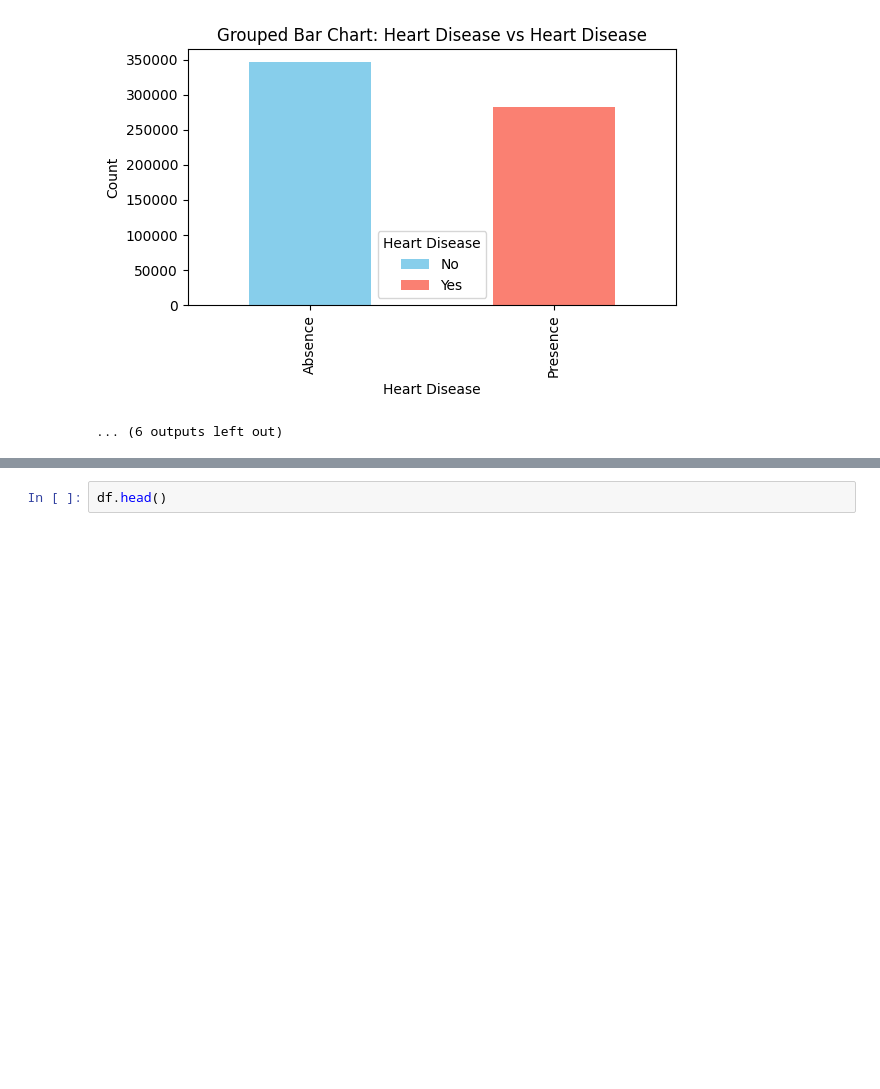
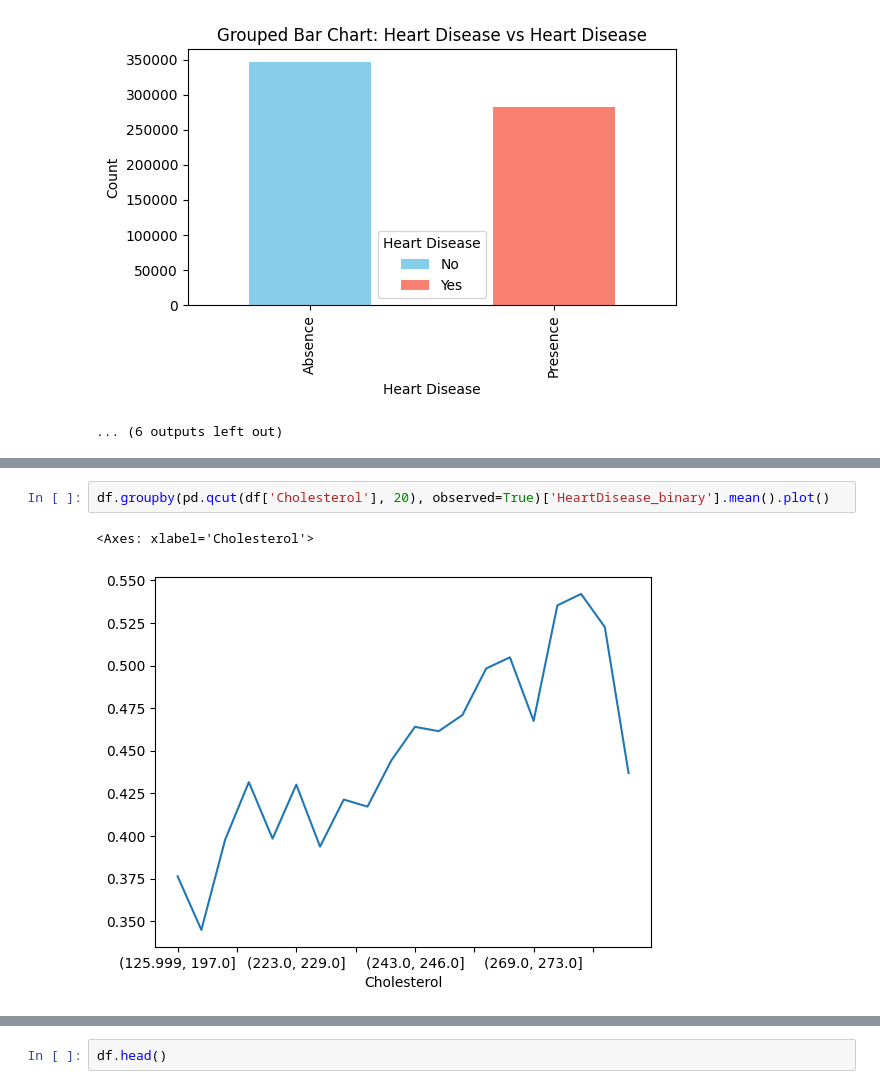
Before and after one commit to Darknight47/Kaggle-Playgrounds, a Jupyter notebook: Heart Disease/Notebooks/data_understanding.ipynb, the cells around one changed output, grey strips where cells are left out. Cells and saved outputs as stored; diff of their text form; blank space fills up the shorter version.

```diff
--- a/Heart Disease/Notebooks/data_understanding.ipynb
+++ b/Heart Disease/Notebooks/data_understanding.ipynb
@@ -268,0 +279,5 @@ Presence            NaN  282454.0
+# %%
+df.groupby(pd.qcut(df['Cholesterol'], 20), observed=True)['HeartDisease_binary'].mean().plot()
+# %% [output]
+<Axes: xlabel='Cholesterol'>
+[figure, added]
```
Also changed, not shown: parts of 8 cells of this notebook, 1 other file.
